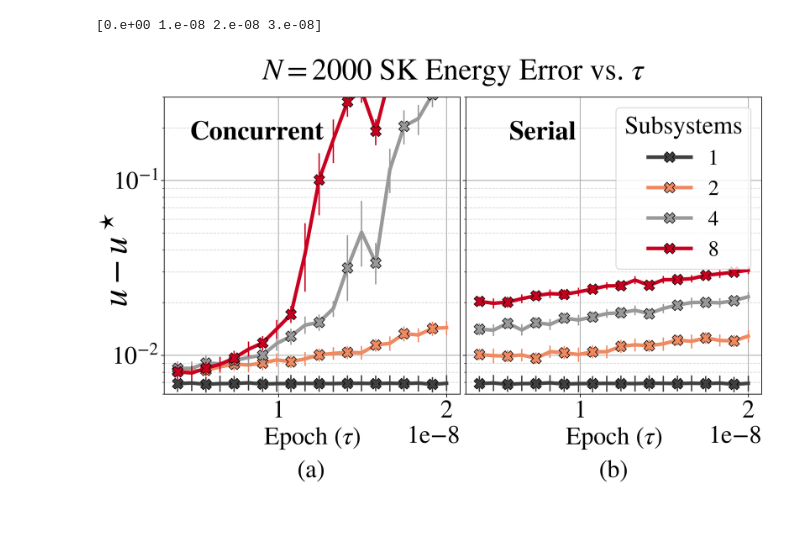
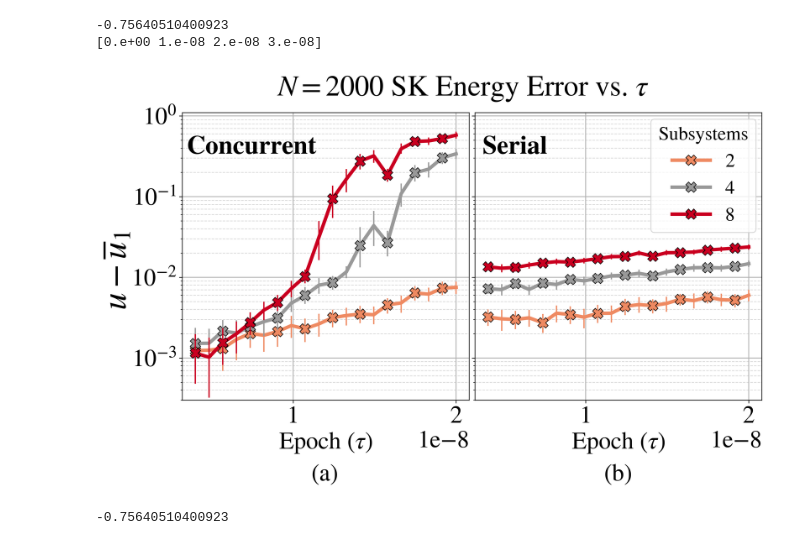
Before and after one commit to mxburns2022/Parallel-Ising-Analysis, a Jupyter notebook: notebooks/fig_7_sk_graph.ipynb, the cells around one changed output. Drawn from its saved outputs; the diff is of its cells as text; code cells hidden in the pictures; blank space fills up the shorter version.

```diff
--- a/notebooks/fig_7_sk_graph.ipynb
+++ b/notebooks/fig_7_sk_graph.ipynb
@@ -16,14 +16,18 @@ import matplotlib.ticker as tk
 brim_df = pd.read_csv('../data/sk_full.csv').rename(columns={'blocks': 'Subsystems'})
 brim_df['Model'] = brim_df['concurrent'].replace({True: 'Conc.', False: 'Serial'})
 fig, axs = plt.subplots(ncols=2, figsize=(12,6), gridspec_kw=dict(wspace=0.02))
-palette = [ "#404040",
+palette = [
+        #    "#404040",
             "#ef8a62",
             "#999999",
             "#ca0020"
             ]
 # axs = [ax]
 brim_df['Bandwidth'] = 1 / brim_df['tpart'] / 1e6
-brim_df['error'] = brim_df['u'] - -0.7633
+constant = brim_df.query('nodes == 2000 and Subsystems == 1')['u'].mean()
+# print(constn)
+print(constant)
+brim_df['error'] = brim_df['u'] - constant
 line_args = dict(
     y='error',
     x='tpart',
@@ -36,39 +40,44 @@ line_args = dict(
     linewidth=4,
     hue='Subsystems',
     err_style='bars',
     markevery=2,
     palette=palette
 )
 sns.lineplot(ax=axs[0],
-             data=brim_df.query('nodes==2000 and (concurrent== True) and (Subsystems == 1 or Subsystems == 2 or Subsystems == 4 or Subsystems == 8)'),
+             data=brim_df.query('nodes==2000 and (concurrent== True) and ( Subsystems == 2 or Subsystems == 4 or Subsystems == 8)'),
              **line_args)
 sns.lineplot(ax=axs[1],
-             data=brim_df.query('nodes==2000 and (concurrent== False or Subsystems==1) and (Subsystems == 1 or Subsystems == 2 or Subsystems == 4 or Subsystems == 8)'),
+             data=brim_df.query('nodes==2000 and (concurrent== False) and ( Subsystems == 2 or Subsystems == 4 or Subsystems == 8)'),
              **line_args)
 axs[1].legend(fontsize=22)
 for ax, label in zip(axs, ['a', 'b', 'c', 'd']):
     ax.set_yscale('log')
     ax.set_xlabel('Sync Frequency ($\\tau^{-1}$, MHz)')
-    ax.set_ylim(6e-3, 3e-1)
+    ax.set_ylim(3e-4, 11e-1)
     ax.grid(which='minor', linestyle='--', alpha=0.5)
     ax.grid(which='major', linewidth=1)
     ax.annotate(text=f"({label})", xy=(0.45, -0.28), xycoords='axes fraction', fontsize=28)
 print(axs[0].get_xticks())
 for ax in axs[1:]:
     ax.set_ylabel('')
     ax.set_yticklabels(['' for i in ax.get_yticks()])
 for ax in axs[0:-1]:
     ax.legend_ = None
-axs[0].set_ylabel('$u - u^\\star$', fontsize=40)
-axs[0].yaxis.set_label_coords(-0.1,0.45)
+
+axs[0].set_ylabel(r'$u - \overline{u}_1$', fontsize=40)
+axs[0].yaxis.set_label_coords(-0.17,0.45)
 fig.suptitle('$N=2000$ SK Energy Error vs. $\\tau$')
-axs[-1].legend(fontsize=24, title='Subsystems')
-axs[0].annotate('Concurrent', xy=(0.14, .8), xycoords='subfigure fraction', weight='bold', fontsize=30)
-axs[1].annotate('Serial', xy=(0.615, .8), xycoords='subfigure fraction', weight='bold', fontsize=30)
+axs[-1].legend(fontsize=22, title_fontsize=22, title='Subsystems', bbox_to_anchor=(0.58, .55), loc='lower left', ncol=1)
+axs[0].annotate('Concurrent', xy=(0.135, .8), xycoords='subfigure fraction', weight='bold', fontsize=30)
+axs[1].annotate('Serial', xy=(0.575, .8), xycoords='subfigure fraction', weight='bold', fontsize=30)
 axs[0].set_xlabel("Epoch ($\\tau$)")
 axs[1].set_xlabel("Epoch ($\\tau$)")
 fig.savefig('../figures/fig_7_sk_comparison.pdf', bbox_inches='tight', dpi=300)
 plt.show()
+brim_df.query("nodes == 2000").groupby('Subsystems').agg({'u': 'mean'})
+constant
 # %% [output]
+-0.75640510400923
 [0.e+00 1.e-08 2.e-08 3.e-08]
-[figure, old version]
+[figure, new version]
+-0.75640510400923
```
Also changed, not shown: 8 other files.
